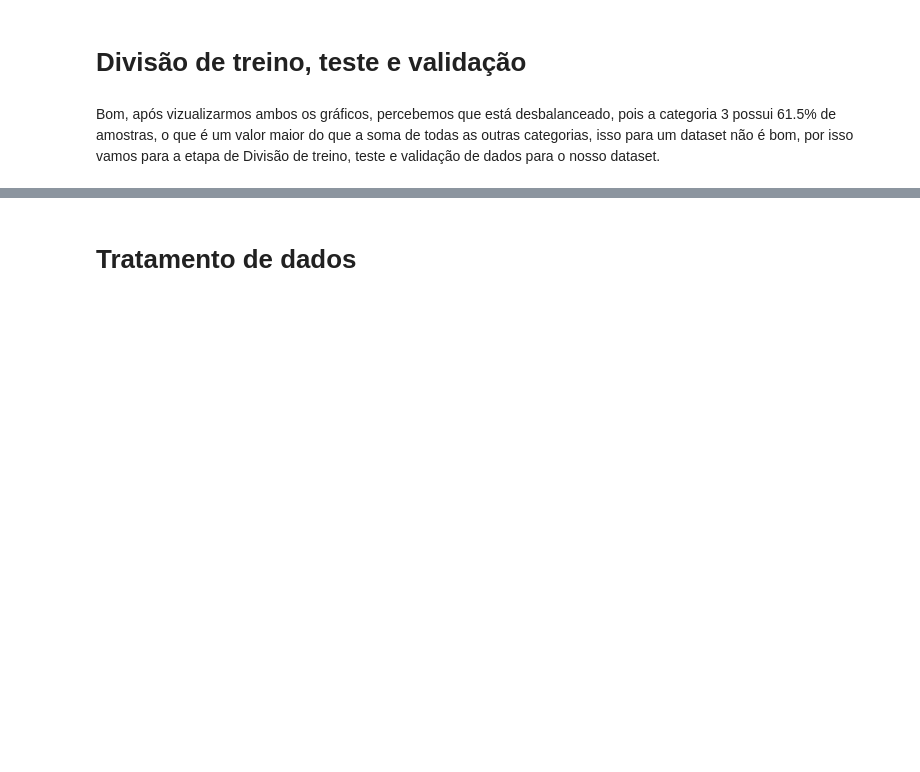
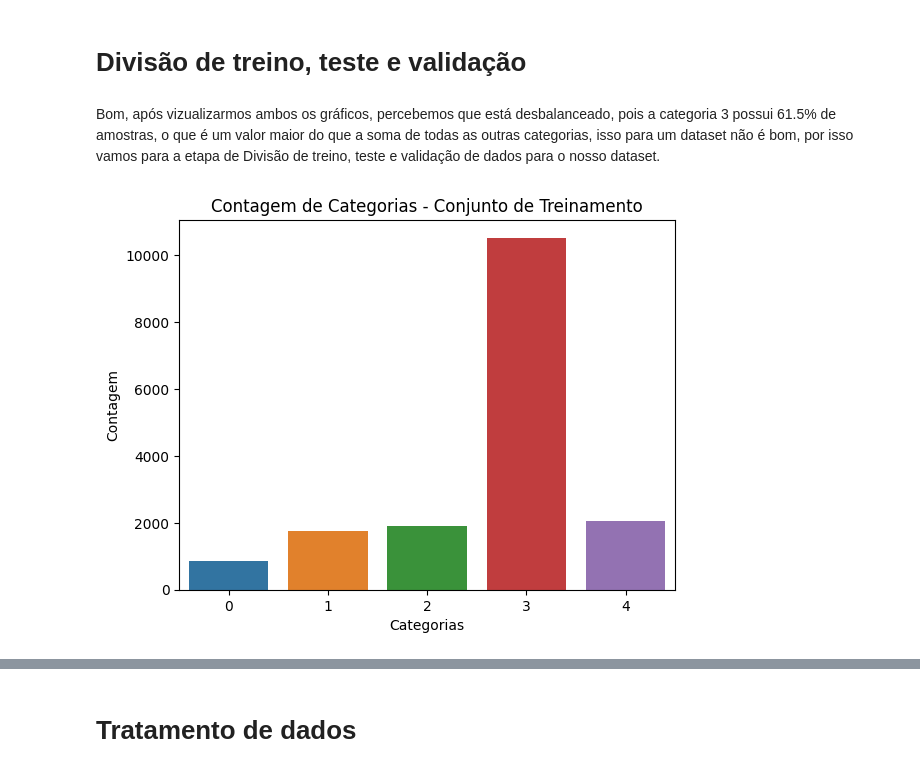
Before and after one commit to Kayzwk/crop-diseases-classification, a Jupyter notebook: davi-a-priori.ipynb, the cells around one changed output, grey strips where cells are left out. Saved outputs shown, nothing was run; the diff lists cells and outputs as text; code cells hidden in the pictures; blank space fills up the shorter version.

```diff
--- a/davi-a-priori.ipynb
+++ b/davi-a-priori.ipynb
@@ -80,3 +80,15 @@ plt.show()
 # Divisão de treino, teste e validação
 # %% [markdown]
 Bom, após vizualizarmos ambos os gráficos, percebemos que está desbalanceado, pois a categoria 3 possui 61.5% de amostras, o que é um valor maior do que a soma de todas as outras categorias, isso para um dataset não é bom, por isso vamos para a etapa de Divisão de treino, teste e validação de dados para o nosso dataset.
+# %%
+# Divisão dos dados em conjuntos de treinamento e teste, mantendo as amostras proporcionais
+train_data, test_data = train_test_split(dsDiseases, test_size=0.2, random_state=42, stratify=dsDiseases['label'])
+# %%
+# Plot dos dados de treinamento
+sns.barplot(x=train_data['label'].value_counts().index, y=train_data['label'].value_counts().values)
+plt.title('Contagem de Categorias - Conjunto de Treinamento')
+plt.xlabel('Categorias')
+plt.ylabel('Contagem')
+plt.show()
+# %% [output]
+[figure, added]
```
Also changed, not shown: parts of 3 cells of this notebook.
